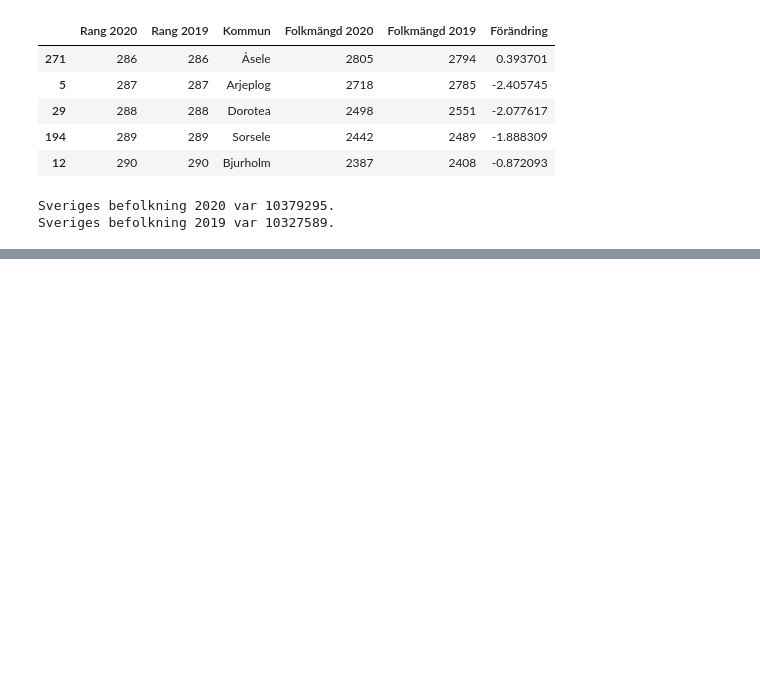
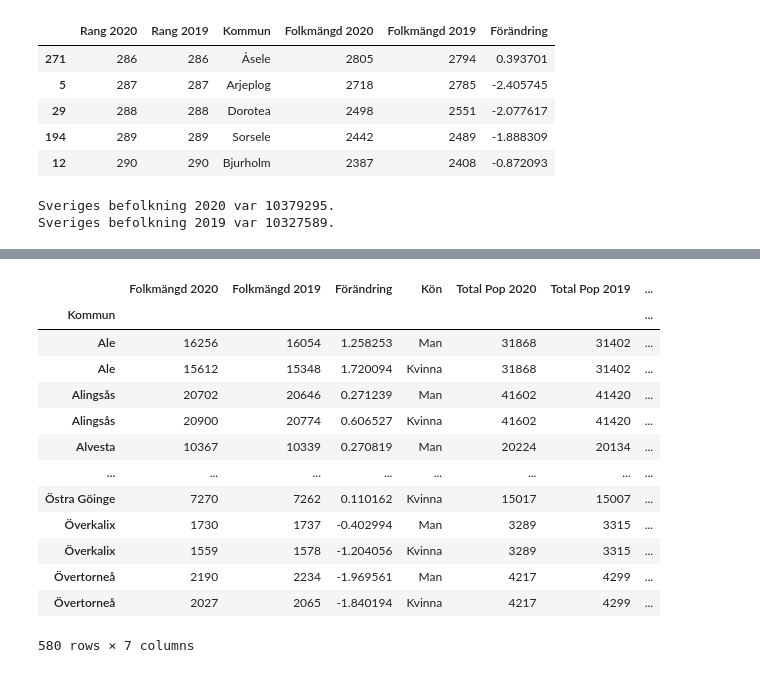
Before and after one commit to SVMino53/aiM24_Databehandling, a Jupyter notebook: Vecka 1/E1_pandas_basic_syntax.ipynb, the cells around one changed output, grey strips where cells are left out. Cells and saved outputs as stored; diff of their text form; code cells hidden in the pictures; blank space fills up the shorter version.

```diff
--- a/Vecka 1/E1_pandas_basic_syntax.ipynb
+++ b/Vecka 1/E1_pandas_basic_syntax.ipynb
@@ -472,0 +588,20 @@ h)
+# %%
+# d)
+
+kommuner_kön_o_total_df = kommuner_båda_df.merge(kommuner_df, "outer", ["Kommun"])
+kommuner_kön_o_total_df
+# %% [output]
+|  | Folkmängd 2020 | Folkmängd 2019 | Förändring | Kön | Total Pop 2020 | Total Pop 2019 | ... |
+| Kommun |  |  |  |  |  |  | ... |
+| Ale | 16256 | 16054 | 1.258253 | Man | 31868 | 31402 | ... |
+| Ale | 15612 | 15348 | 1.720094 | Kvinna | 31868 | 31402 | ... |
+| Alingsås | 20702 | 20646 | 0.271239 | Man | 41602 | 41420 | ... |
+| Alingsås | 20900 | 20774 | 0.606527 | Kvinna | 41602 | 41420 | ... |
+| Alvesta | 10367 | 10339 | 0.270819 | Man | 20224 | 20134 | ... |
+| ... | ... | ... | ... | ... | ... | ... | ... |
+| Östra Göinge | 7270 | 7262 | 0.110162 | Kvinna | 15017 | 15007 | ... |
+| Överkalix | 1730 | 1737 | -0.402994 | Man | 3289 | 3315 | ... |
+| Överkalix | 1559 | 1578 | -1.204056 | Kvinna | 3289 | 3315 | ... |
+| Övertorneå | 2190 | 2234 | -1.969561 | Man | 4217 | 4299 | ... |
+| Övertorneå | 2027 | 2065 | -1.840194 | Kvinna | 4217 | 4299 | ... |
+580 rows × 7 columns
```
Also changed, not shown: parts of 11 cells of this notebook, 1 other file.
